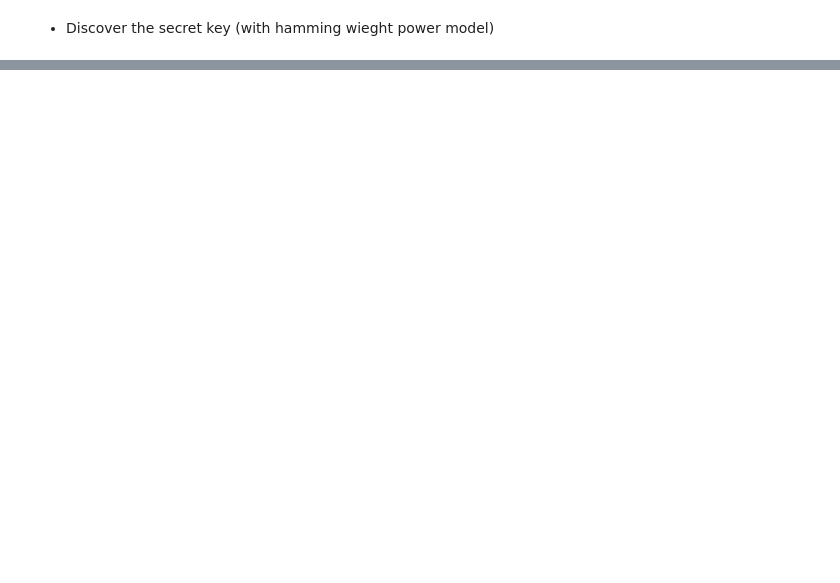
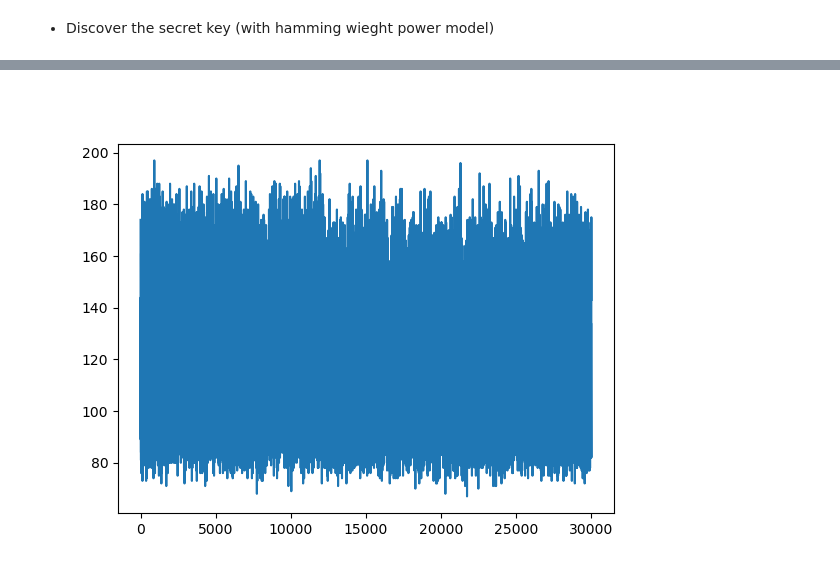
Before and after one commit to CyrilleStr/hardware-security, a Jupyter notebook: task4/task4.ipynb, the cells around one changed output, grey strips where cells are left out. Cells and saved outputs as stored; diff of their text form; code cells hidden in the pictures; blank space fills up the shorter version.

```diff
--- a/task4/task4.ipynb
+++ b/task4/task4.ipynb
@@ -245,0 +179,8 @@ Let's break the CT
+# %%
+fig = plt.figure()
+plt.plot(traces[1].T)
+# plt.plot(traces[1].T)
+# plt.plot(traces[2].T)
+plt.show()
+# %% [output]
+[figure, added]
```
Also changed, not shown: parts of 29 cells of this notebook.
